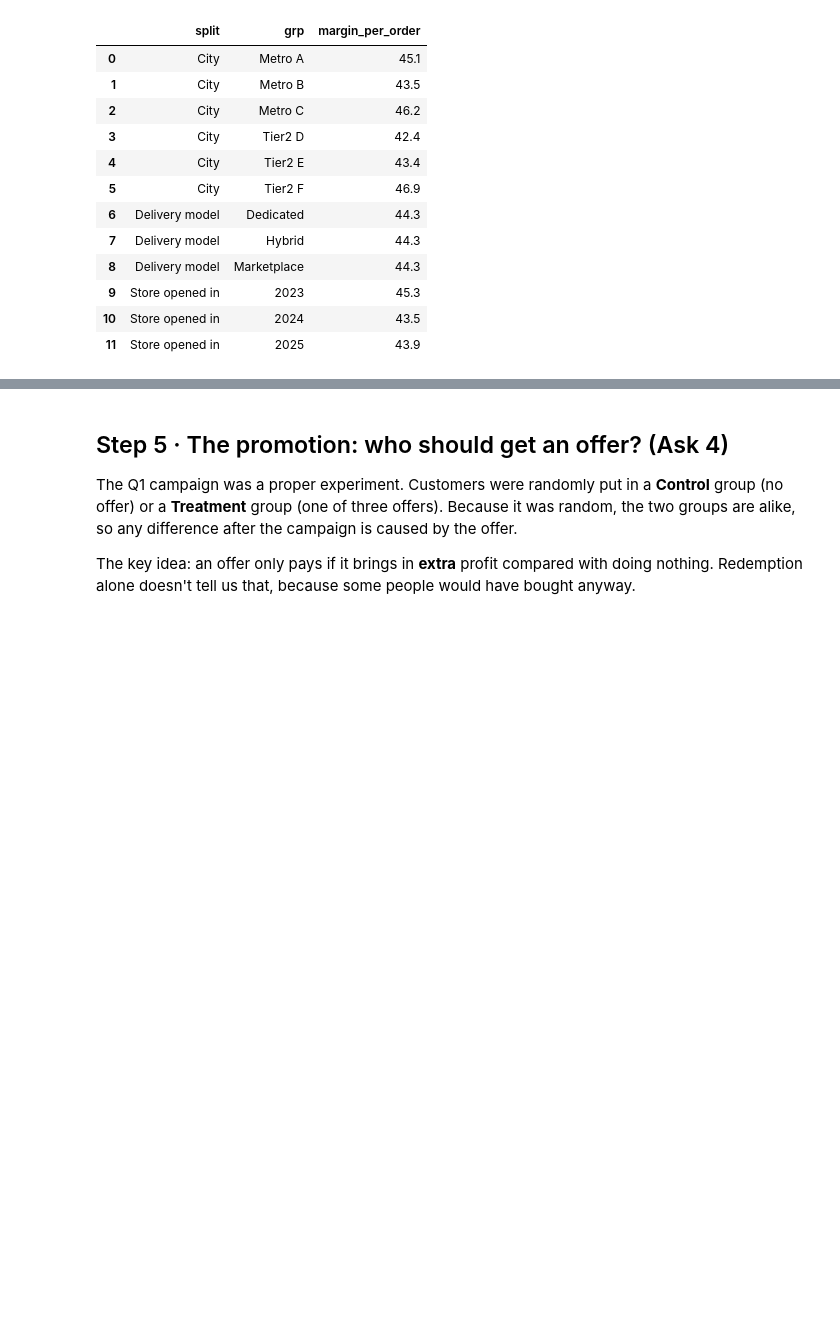
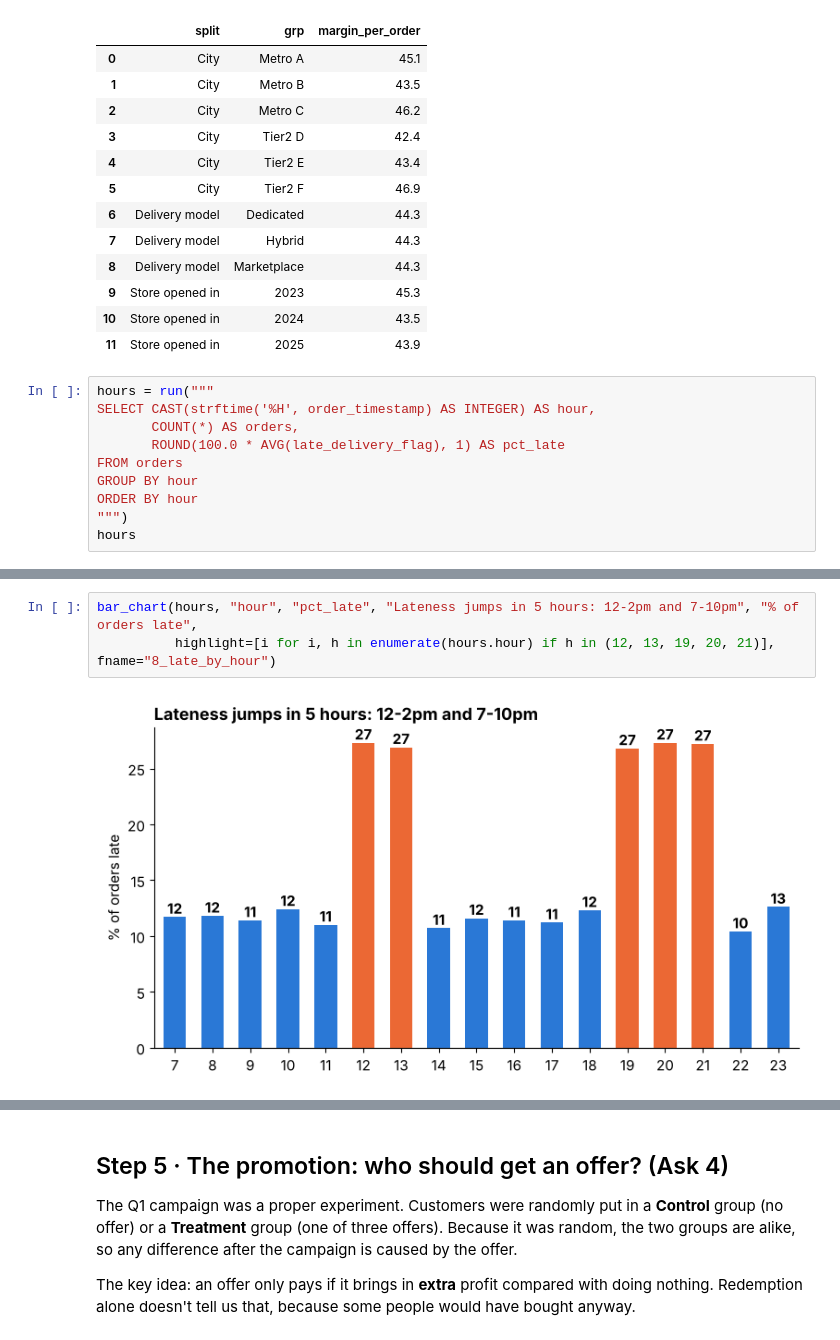
Before and after one commit to Aritra-20/swiftbasket-profitable-growth, a Jupyter notebook: notebooks/swiftbasket_analysis.ipynb, the cells around one changed output, grey strips where cells are left out. Cells and saved outputs as stored; diff of their text form; blank space fills up the shorter version.

```diff
--- a/notebooks/swiftbasket_analysis.ipynb
+++ b/notebooks/swiftbasket_analysis.ipynb
@@ -506,3 +678,13 @@ df
 | 9 | Store opened in | 2023 | 45.3 |
 | 10 | Store opened in | 2024 | 43.5 |
 | 11 | Store opened in | 2025 | 43.9 |
+# %%
+hours = run("""
+SELECT CAST(strftime('%H', order_timestamp) AS INTEGER) AS hour,
+       COUNT(*) AS orders,
+       ROUND(100.0 * AVG(late_delivery_flag), 1) AS pct_late
+FROM orders
+GROUP BY hour
+ORDER BY hour
+""")
+hours
@@ -508,0 +710,5 @@ df
+# %%
+bar_chart(hours, "hour", "pct_late", "Lateness jumps in 5 hours: 12-2pm and 7-10pm", "% of orders late",
+          highlight=[i for i, h in enumerate(hours.hour) if h in (12, 13, 19, 20, 21)], fname="8_late_by_hour")
+# %% [output]
+[figure, added]
```
Also changed, not shown: parts of 33 cells of this notebook, 8 other files.
